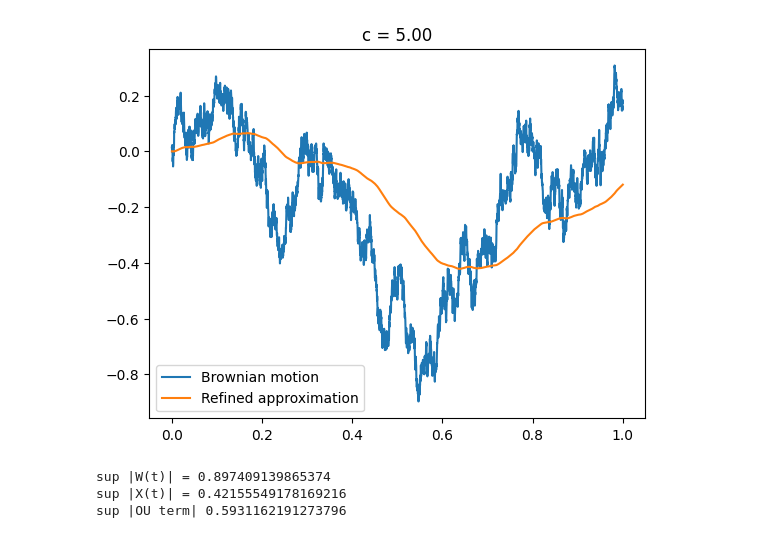
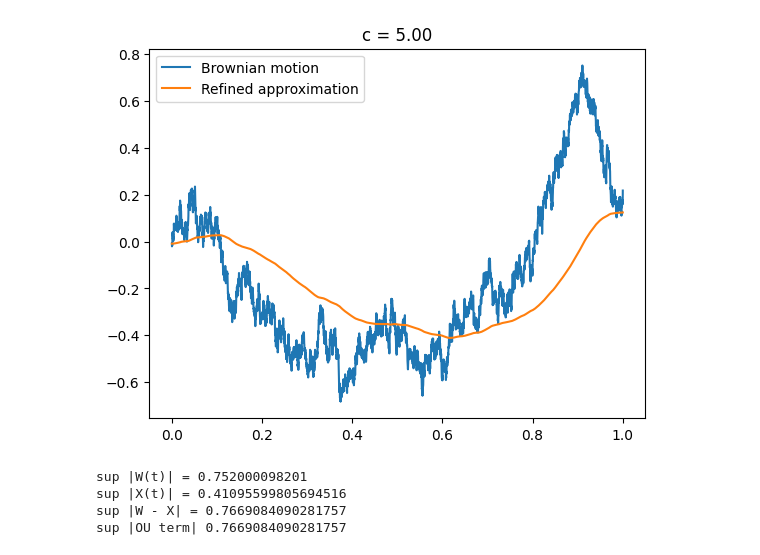
Before and after one commit to Shinyhunter95/Masters-Project, a Jupyter notebook: AR(1).ipynb, the cells around one changed output. Saved outputs shown, nothing was run; the diff lists cells and outputs as text; code cells hidden in the pictures.

```diff
--- a/AR(1).ipynb
+++ b/AR(1).ipynb
@@ -22,48 +22,62 @@ t = np.linspace(0, 1, N)
 # Brownian motion
 # ---------------------------------
 
-dW = np.random.normal(0, 1/np.sqrt(N), N)
+np.random.seed(65535)
+
+dt = 1/N
+dW = np.sqrt(dt) * np.random.randn(N)
 W = np.cumsum(dW)
 
 # ---------------------------------
 # OU correction term
 # ---------------------------------
 
+alpha = np.exp(-c * dt)
+
 OU_term = np.zeros(N)
 
-for k in range(N):
+for k in range(1, N):
+    OU_term[k] = alpha * OU_term[k-1] + dW[k]
 
-    tk = t[k]
+# This is slower
+# OU_term = np.zeros(N)
 
-    kernel = np.exp(-c * (tk - t[:k+1]))
+# for k in range(N):
 
-    OU_term[k] = np.sum(kernel * dW[:k+1])
+#     tk = t[k]
+
+#     kernel = np.exp(-c * (tk - t[:k+1]))
+
+#     OU_term[k] = np.sum(kernel * dW[:k+1])
 
 # ---------------------------------
 # Approximation process
 # ---------------------------------
 
 X = W - OU_term
 
 # ---------------------------------
 # Plot
 # ---------------------------------
 
 plt.plot(t, W, label='Brownian motion')
 plt.plot(t, X, label='Refined approximation')
 
 plt.legend()
 plt.title(f'c = {c:.2f}')
 plt.show()
 
 print("sup |W(t)| =", np.max(np.abs(W)))
 print("sup |X(t)| =", np.max(np.abs(X)))
+
+print("sup |W - X| =", np.max(np.abs(W - X)))
 print("sup |OU term|", np.max(np.abs(OU_term)))
 # %% [output]
-[figure, old version]
+[figure, new version]
-sup |W(t)| = 0.897409139865374
-sup |X(t)| = 0.42155549178169216
-sup |OU term| 0.5931162191273796
+sup |W(t)| = 0.752000098201
+sup |X(t)| = 0.41095599805694516
+sup |W - X| = 0.7669084090281757
+sup |OU term| 0.7669084090281757
 # %%
 import numpy as np
 import matplotlib.pyplot as plt
```
Also changed, not shown: parts of 2 cells of this notebook.
